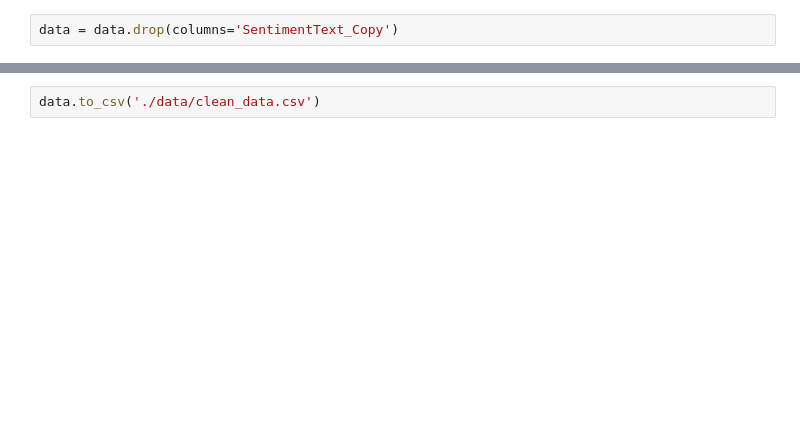
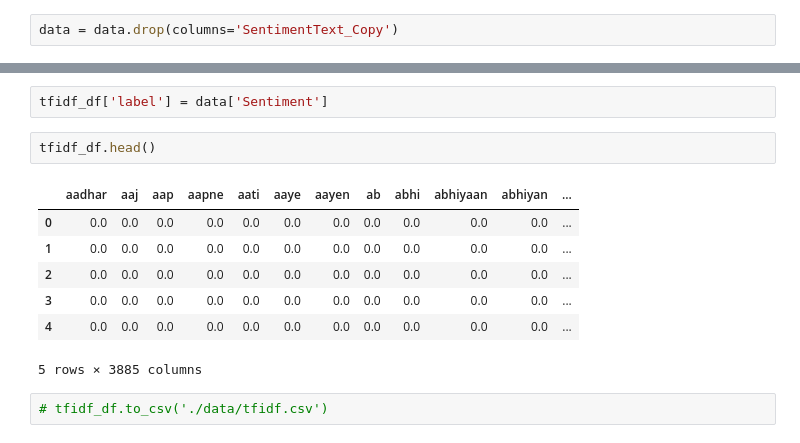
Before and after one commit to iamsyg/Rail_management_system, a Jupyter notebook: notebook/rail_comp_manage.ipynb, the cells around one changed output, grey strips where cells are left out. Cells and saved outputs as stored; diff of their text form; blank space fills up the shorter version.

```diff
--- a/notebook/rail_comp_manage.ipynb
+++ b/notebook/rail_comp_manage.ipynb
@@ -165,2 +222,14 @@ data.head()
+# %%
+tfidf_df['label'] = data['Sentiment']
+# %%
+tfidf_df.head()
+# %% [output]
+|  | aadhar | aaj | aap | aapne | aati | aaye | aayen | ab | abhi | abhiyaan | abhiyan | ... |
+| 0 | 0.0 | 0.0 | 0.0 | 0.0 | 0.0 | 0.0 | 0.0 | 0.0 | 0.0 | 0.0 | 0.0 | ... |
+| 1 | 0.0 | 0.0 | 0.0 | 0.0 | 0.0 | 0.0 | 0.0 | 0.0 | 0.0 | 0.0 | 0.0 | ... |
+| 2 | 0.0 | 0.0 | 0.0 | 0.0 | 0.0 | 0.0 | 0.0 | 0.0 | 0.0 | 0.0 | 0.0 | ... |
+| 3 | 0.0 | 0.0 | 0.0 | 0.0 | 0.0 | 0.0 | 0.0 | 0.0 | 0.0 | 0.0 | 0.0 | ... |
+| 4 | 0.0 | 0.0 | 0.0 | 0.0 | 0.0 | 0.0 | 0.0 | 0.0 | 0.0 | 0.0 | 0.0 | ... |
+5 rows × 3885 columns
 # %%
-data.to_csv('./data/clean_data.csv')
+# tfidf_df.to_csv('./data/tfidf.csv')
```
Also changed, not shown: parts of 13 cells of this notebook, 2 other files.
